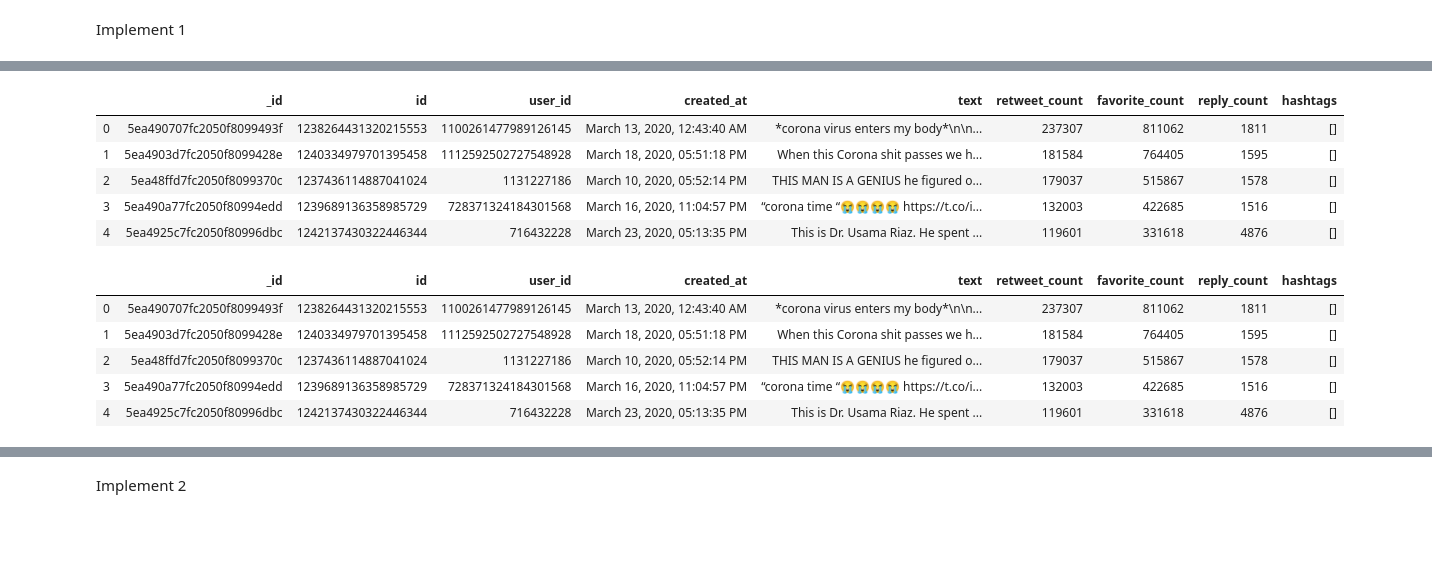
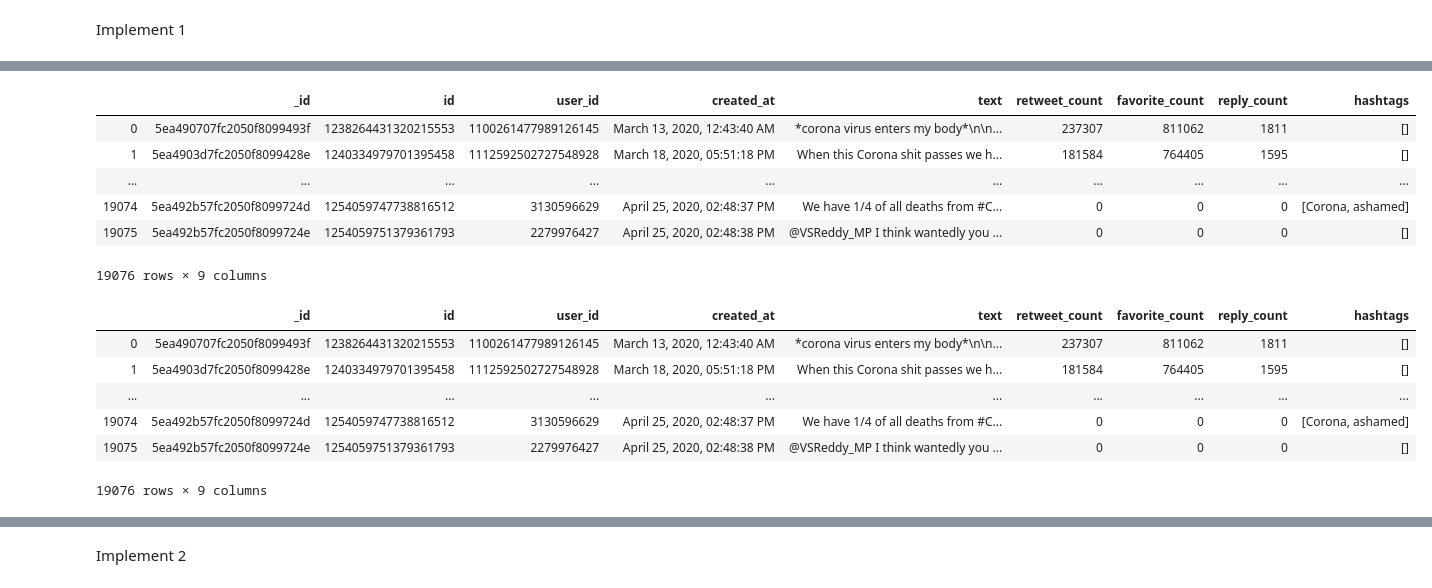
Before and after one commit to Hui-Dora-Wang/Search-Application-on-Twitter, a Jupyter notebook: search_app.ipynb, the cells around one changed output, grey strips where cells are left out. Saved outputs shown, nothing was run; the diff lists cells and outputs as text; code cells hidden in the pictures; blank space fills up the shorter version.

```diff
--- a/search_app.ipynb
+++ b/search_app.ipynb
@@ -9,6 +9,8 @@ from pprint import pprint
 import pandas as pd
 import json
 import time
+pd.set_option('display.max_colwidth', -1)
+pd.set_option('display.max_rows', 5)
 # %%
 #function to cheack whether
 def check_var(data, x):
@@ -308,5 +307,5 @@ Implement 1
 # using MongoDB
 # most popular original tweet ranked by the retweet_count
 pop_retweet = pd.DataFrame(tweet.find().sort("retweet_count", -1))
-pop_retweet.head(5)
+pop_retweet
 # %% [output]
@@ -314,18 +313,20 @@ Wall time: 507 ms
 |  | _id | id | user_id | created_at | text | retweet_count | favorite_count | reply_count | hashtags |
 | 0 | 5ea490707fc2050f8099493f | 1238264431320215553 | 1100261477989126145 | March 13, 2020, 12:43:40 AM | *corona virus enters my body*\n\n... | 237307 | 811062 | 1811 | [] |
 | 1 | 5ea4903d7fc2050f8099428e | 1240334979701395458 | 1112592502727548928 | March 18, 2020, 05:51:18 PM | When this Corona shit passes we h... | 181584 | 764405 | 1595 | [] |
-| 2 | 5ea48ffd7fc2050f8099370c | 1237436114887041024 | 1131227186 | March 10, 2020, 05:52:14 PM | THIS MAN IS A GENIUS he figured o... | 179037 | 515867 | 1578 | [] |
-| 3 | 5ea490a77fc2050f80994edd | 1239689136358985729 | 728371324184301568 | March 16, 2020, 11:04:57 PM | “corona time “😭😭😭😭 https://t.co/i... | 132003 | 422685 | 1516 | [] |
-| 4 | 5ea4925c7fc2050f80996dbc | 1242137430322446344 | 716432228 | March 23, 2020, 05:13:35 PM | This is Dr. Usama Riaz. He spent ... | 119601 | 331618 | 4876 | [] |
+| ... | ... | ... | ... | ... | ... | ... | ... | ... | ... |
+| 19074 | 5ea492b57fc2050f8099724d | 1254059747738816512 | 3130596629 | April 25, 2020, 02:48:37 PM | We have 1/4 of all deaths from #C... | 0 | 0 | 0 | [Corona, ashamed] |
+| 19075 | 5ea492b57fc2050f8099724e | 1254059751379361793 | 2279976427 | April 25, 2020, 02:48:38 PM | @VSReddy_MP I think wantedly you ... | 0 | 0 | 0 | [] |
+19076 rows × 9 columns
 # %%
 # most popular original tweet ranked by the retweet_count, reply_count, and favorite_count
 pop_hottest = pd.DataFrame(tweet.find().sort([("retweet_count", -1),("reply_count", -1),("favorite_count", -1)]))
-pop_hottest.head(5)
+pop_hottest
 # %% [output]
 |  | _id | id | user_id | created_at | text | retweet_count | favorite_count | reply_count | hashtags |
 | 0 | 5ea490707fc2050f8099493f | 1238264431320215553 | 1100261477989126145 | March 13, 2020, 12:43:40 AM | *corona virus enters my body*\n\n... | 237307 | 811062 | 1811 | [] |
 | 1 | 5ea4903d7fc2050f8099428e | 1240334979701395458 | 1112592502727548928 | March 18, 2020, 05:51:18 PM | When this Corona shit passes we h... | 181584 | 764405 | 1595 | [] |
-| 2 | 5ea48ffd7fc2050f8099370c | 1237436114887041024 | 1131227186 | March 10, 2020, 05:52:14 PM | THIS MAN IS A GENIUS he figured o... | 179037 | 515867 | 1578 | [] |
-| 3 | 5ea490a77fc2050f80994edd | 1239689136358985729 | 728371324184301568 | March 16, 2020, 11:04:57 PM | “corona time “😭😭😭😭 https://t.co/i... | 132003 | 422685 | 1516 | [] |
-| 4 | 5ea4925c7fc2050f80996dbc | 1242137430322446344 | 716432228 | March 23, 2020, 05:13:35 PM | This is Dr. Usama Riaz. He spent ... | 119601 | 331618 | 4876 | [] |
+| ... | ... | ... | ... | ... | ... | ... | ... | ... | ... |
+| 19074 | 5ea492b57fc2050f8099724d | 1254059747738816512 | 3130596629 | April 25, 2020, 02:48:37 PM | We have 1/4 of all deaths from #C... | 0 | 0 | 0 | [Corona, ashamed] |
+| 19075 | 5ea492b57fc2050f8099724e | 1254059751379361793 | 2279976427 | April 25, 2020, 02:48:38 PM | @VSReddy_MP I think wantedly you ... | 0 | 0 | 0 | [] |
+19076 rows × 9 columns
 # %%
```
Also changed, not shown: parts of 14 cells of this notebook.
